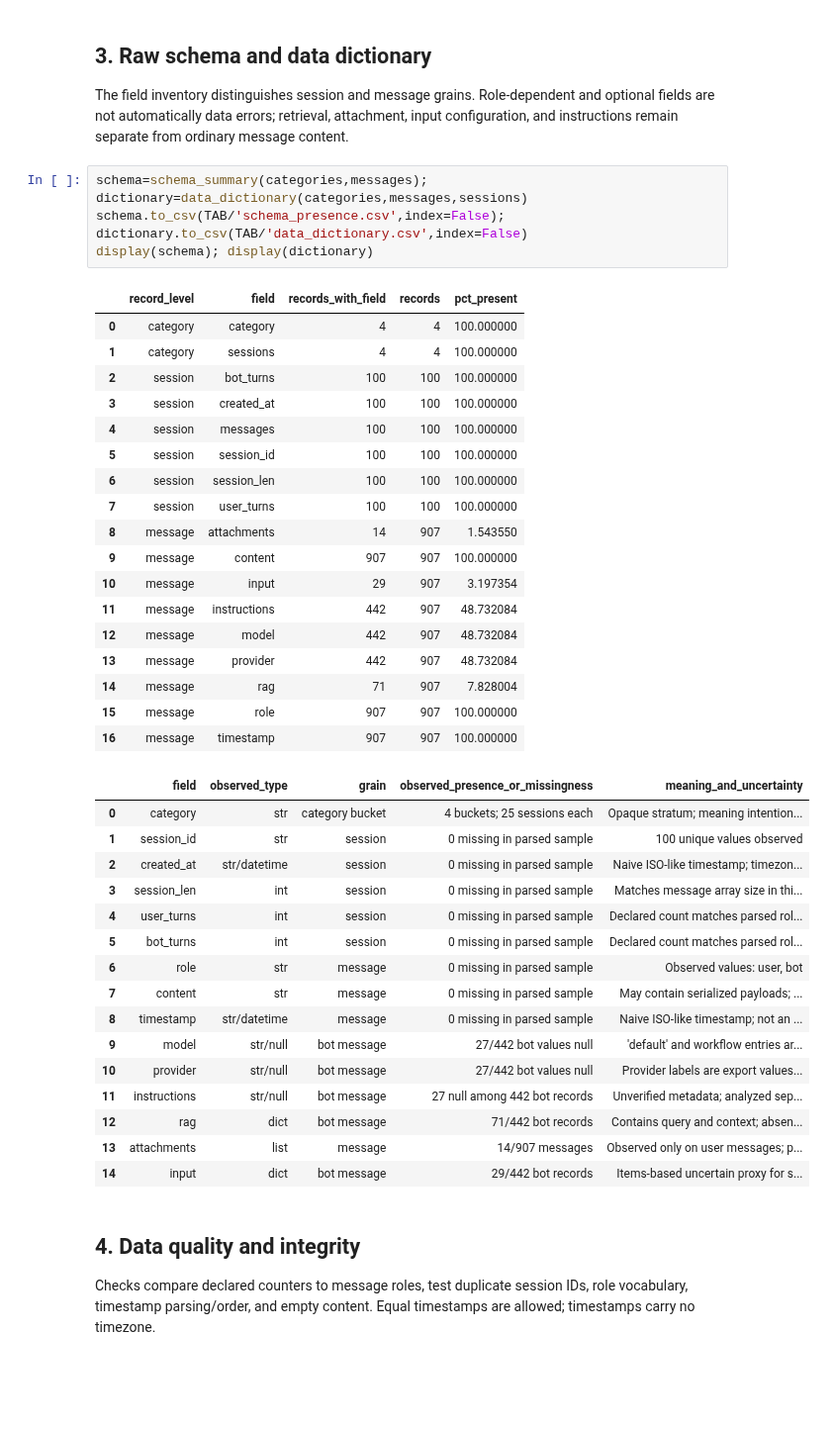
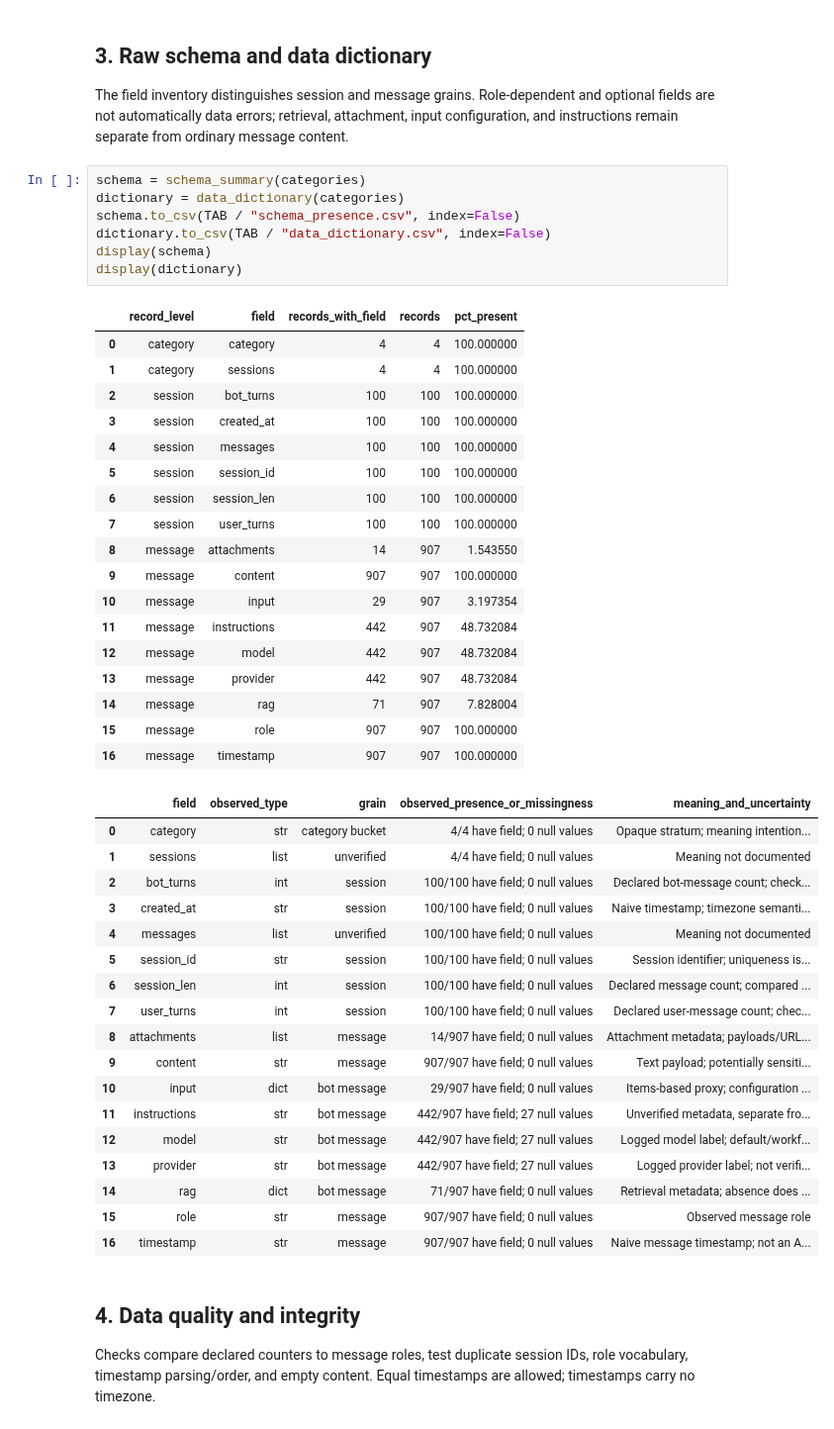
Before and after one commit to mahyamotamedi/metis-auto, a Jupyter notebook: experiments/sample_eda/eda.ipynb, the cells around one changed output. Shown at 99% size. Cells and saved outputs as stored; diff of their text form; blank space fills up the shorter version.

```diff
--- a/experiments/sample_eda/eda.ipynb
+++ b/experiments/sample_eda/eda.ipynb
@@ -54,44 +89,49 @@ display(pd.DataFrame([(x['category'],len(x['sessions'])) for x in categories],co
 
 The field inventory distinguishes session and message grains. Role-dependent and optional fields are not automatically data errors; retrieval, attachment, input configuration, and instructions remain separate from ordinary message content.
 # %%
-schema=schema_summary(categories,messages); dictionary=data_dictionary(categories,messages,sessions)
-schema.to_csv(TAB/'schema_presence.csv',index=False); dictionary.to_csv(TAB/'data_dictionary.csv',index=False)
-display(schema); display(dictionary)
+schema = schema_summary(categories)
+dictionary = data_dictionary(categories)
+schema.to_csv(TAB / "schema_presence.csv", index=False)
+dictionary.to_csv(TAB / "data_dictionary.csv", index=False)
+display(schema)
+display(dictionary)
 # %% [output]
 |  | record_level | field | records_with_field | records | pct_present |
 | 0 | category | category | 4 | 4 | 100.000000 |
 | 1 | category | sessions | 4 | 4 | 100.000000 |
 | 2 | session | bot_turns | 100 | 100 | 100.000000 |
 | 3 | session | created_at | 100 | 100 | 100.000000 |
 | 4 | session | messages | 100 | 100 | 100.000000 |
 | 5 | session | session_id | 100 | 100 | 100.000000 |
 | 6 | session | session_len | 100 | 100 | 100.000000 |
 | 7 | session | user_turns | 100 | 100 | 100.000000 |
 | 8 | message | attachments | 14 | 907 | 1.543550 |
 | 9 | message | content | 907 | 907 | 100.000000 |
 | 10 | message | input | 29 | 907 | 3.197354 |
 | 11 | message | instructions | 442 | 907 | 48.732084 |
 | 12 | message | model | 442 | 907 | 48.732084 |
 | 13 | message | provider | 442 | 907 | 48.732084 |
 | 14 | message | rag | 71 | 907 | 7.828004 |
 | 15 | message | role | 907 | 907 | 100.000000 |
 | 16 | message | timestamp | 907 | 907 | 100.000000 |
 |  | field | observed_type | grain | observed_presence_or_missingness | meaning_and_uncertainty |
-| 0 | category | str | category bucket | 4 buckets; 25 sessions each | Opaque stratum; meaning intention... |
-| 1 | session_id | str | session | 0 missing in parsed sample | 100 unique values observed |
-| 2 | created_at | str/datetime | session | 0 missing in parsed sample | Naive ISO-like timestamp; timezon... |
-| 3 | session_len | int | session | 0 missing in parsed sample | Matches message array size in thi... |
-| 4 | user_turns | int | session | 0 missing in parsed sample | Declared count matches parsed rol... |
-| 5 | bot_turns | int | session | 0 missing in parsed sample | Declared count matches parsed rol... |
-| 6 | role | str | message | 0 missing in parsed sample | Observed values: user, bot |
-| 7 | content | str | message | 0 missing in parsed sample | May contain serialized payloads; ... |
-| 8 | timestamp | str/datetime | message | 0 missing in parsed sample | Naive ISO-like timestamp; not an ... |
-| 9 | model | str/null | bot message | 27/442 bot values null | 'default' and workflow entries ar... |
-| 10 | provider | str/null | bot message | 27/442 bot values null | Provider labels are export values... |
-| 11 | instructions | str/null | bot message | 27 null among 442 bot records | Unverified metadata; analyzed sep... |
-| 12 | rag | dict | bot message | 71/442 bot records | Contains query and context; absen... |
-| 13 | attachments | list | message | 14/907 messages | Observed only on user messages; p... |
-| 14 | input | dict | bot message | 29/442 bot records | Items-based uncertain proxy for s... |
+| 0 | category | str | category bucket | 4/4 have field; 0 null values | Opaque stratum; meaning intention... |
+| 1 | sessions | list | unverified | 4/4 have field; 0 null values | Meaning not documented |
+| 2 | bot_turns | int | session | 100/100 have field; 0 null values | Declared bot-message count; check... |
+| 3 | created_at | str | session | 100/100 have field; 0 null values | Naive timestamp; timezone semanti... |
+| 4 | messages | list | unverified | 100/100 have field; 0 null values | Meaning not documented |
+| 5 | session_id | str | session | 100/100 have field; 0 null values | Session identifier; uniqueness is... |
+| 6 | session_len | int | session | 100/100 have field; 0 null values | Declared message count; compared ... |
+| 7 | user_turns | int | session | 100/100 have field; 0 null values | Declared user-message count; chec... |
+| 8 | attachments | list | message | 14/907 have field; 0 null values | Attachment metadata; payloads/URL... |
+| 9 | content | str | message | 907/907 have field; 0 null values | Text payload; potentially sensiti... |
+| 10 | input | dict | bot message | 29/907 have field; 0 null values | Items-based proxy; configuration ... |
+| 11 | instructions | str | bot message | 442/907 have field; 27 null values | Unverified metadata, separate fro... |
+| 12 | model | str | bot message | 442/907 have field; 27 null values | Logged model label; default/workf... |
+| 13 | provider | str | bot message | 442/907 have field; 27 null values | Logged provider label; not verifi... |
+| 14 | rag | dict | bot message | 71/907 have field; 0 null values | Retrieval metadata; absence does ... |
+| 15 | role | str | message | 907/907 have field; 0 null values | Observed message role |
+| 16 | timestamp | str | message | 907/907 have field; 0 null values | Naive message timestamp; not an A... |
 # %% [markdown]
 ## 4. Data quality and integrity
 
```
Also changed, not shown: parts of 16 cells of this notebook, 7 other files.
